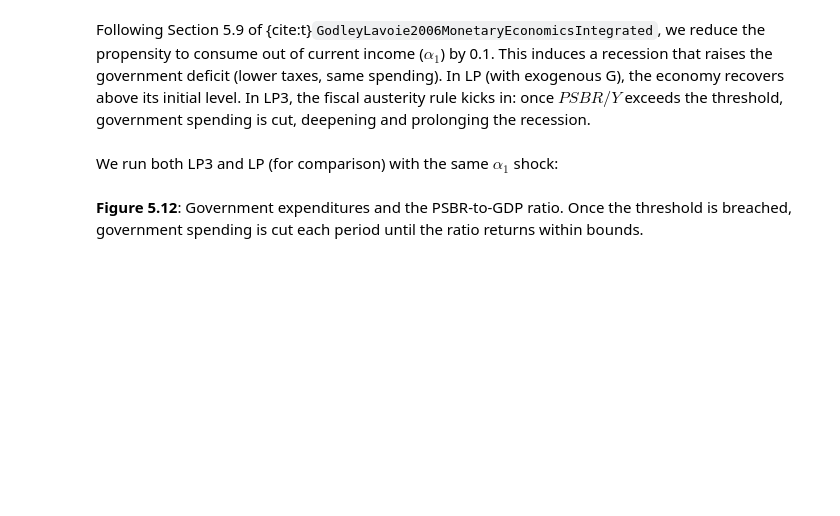
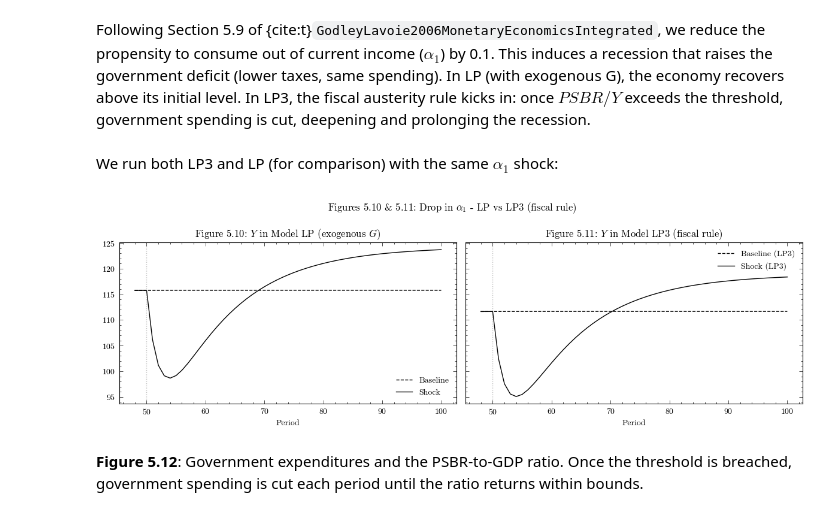
Before and after one commit to KarlNaumann/MacroStat, a Jupyter notebook: docs/models/GL06/GL06LP3.ipynb, the cells around one changed output. Saved outputs shown, nothing was run; the diff lists cells and outputs as text; code cells hidden in the pictures; blank space fills up the shorter version.

```diff
--- a/docs/models/GL06/GL06LP3.ipynb
+++ b/docs/models/GL06/GL06LP3.ipynb
@@ -197,33 +219,35 @@ output_lp1_shock = model_lp1.variables.to_pandas()
 # %%
 trigger = params["scenario_trigger"]
 
-fig, axes = plt.subplots(1, 2, figsize=(12, 4))
+fig, axes = plt.subplots(1, 2, figsize=(12, 4), sharey=True)
 
 # Figure 5.10 (LP — exogenous G)
 ax = axes[0]
 ax.plot(output_lp1_base.loc[trigger - 2:].index,
         output_lp1_base.loc[trigger - 2:, 'NationalIncome'], 'k--', label='Baseline')
 ax.plot(output_lp1_shock.loc[trigger - 2:].index,
         output_lp1_shock.loc[trigger - 2:, 'NationalIncome'], 'k-', label='Shock')
 ax.axvline(x=trigger, color='grey', linestyle=':', alpha=0.5)
 ax.set_title('Figure 5.10: $Y$ in Model LP (exogenous $G$)')
 ax.set_xlabel('Period')
 ax.legend(frameon=False)
 
 # Figure 5.11 (LP3 — fiscal rule)
 ax = axes[1]
 ax.plot(output.loc[trigger - 2:].index,
         output.loc[trigger - 2:, 'NationalIncome'], 'k--', label='Baseline (LP3)')
 ax.plot(output_sc1.loc[trigger - 2:].index,
         output_sc1.loc[trigger - 2:, 'NationalIncome'], 'k-', label='Shock (LP3)')
 ax.axvline(x=trigger, color='grey', linestyle=':', alpha=0.5)
 ax.set_title('Figure 5.11: $Y$ in Model LP3 (fiscal rule)')
 ax.set_xlabel('Period')
 ax.legend(frameon=False)
 
-fig.suptitle('Figures 5.10 & 5.11: Drop in $\\alpha_1$ — LP vs LP3 (fiscal rule)')
+fig.suptitle('Figures 5.10 & 5.11: Drop in $\\alpha_1$ - LP vs LP3 (fiscal rule)')
 plt.tight_layout()
 plt.show()
+# %% [output]
+[figure, added]
 # %% [markdown]
 **Figure 5.12**: Government expenditures and the PSBR-to-GDP ratio. Once the threshold is breached, government spending is cut each period until the ratio returns within bounds.
 # %%
```
Also changed, not shown: parts of 5 cells of this notebook, 2 other files.
